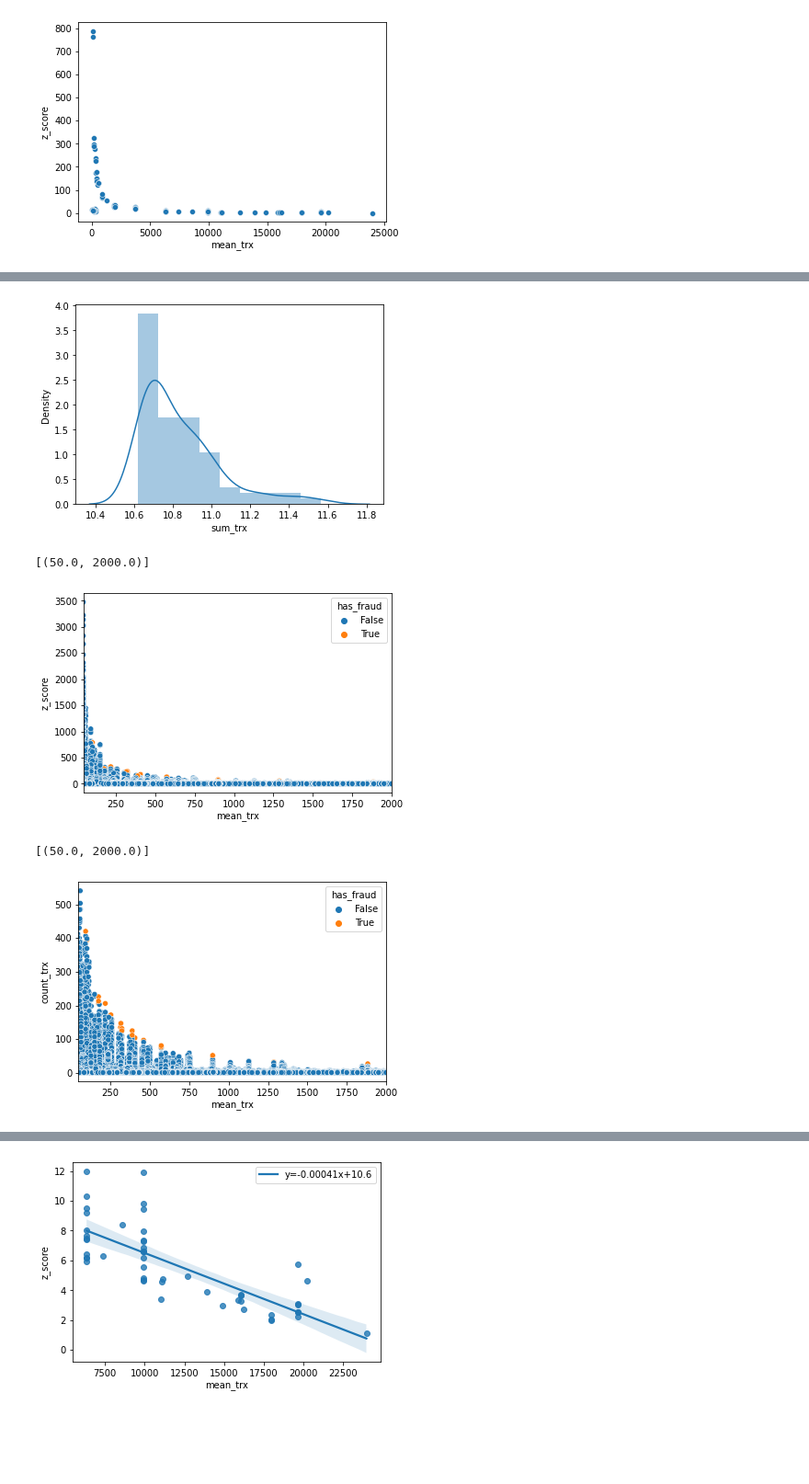
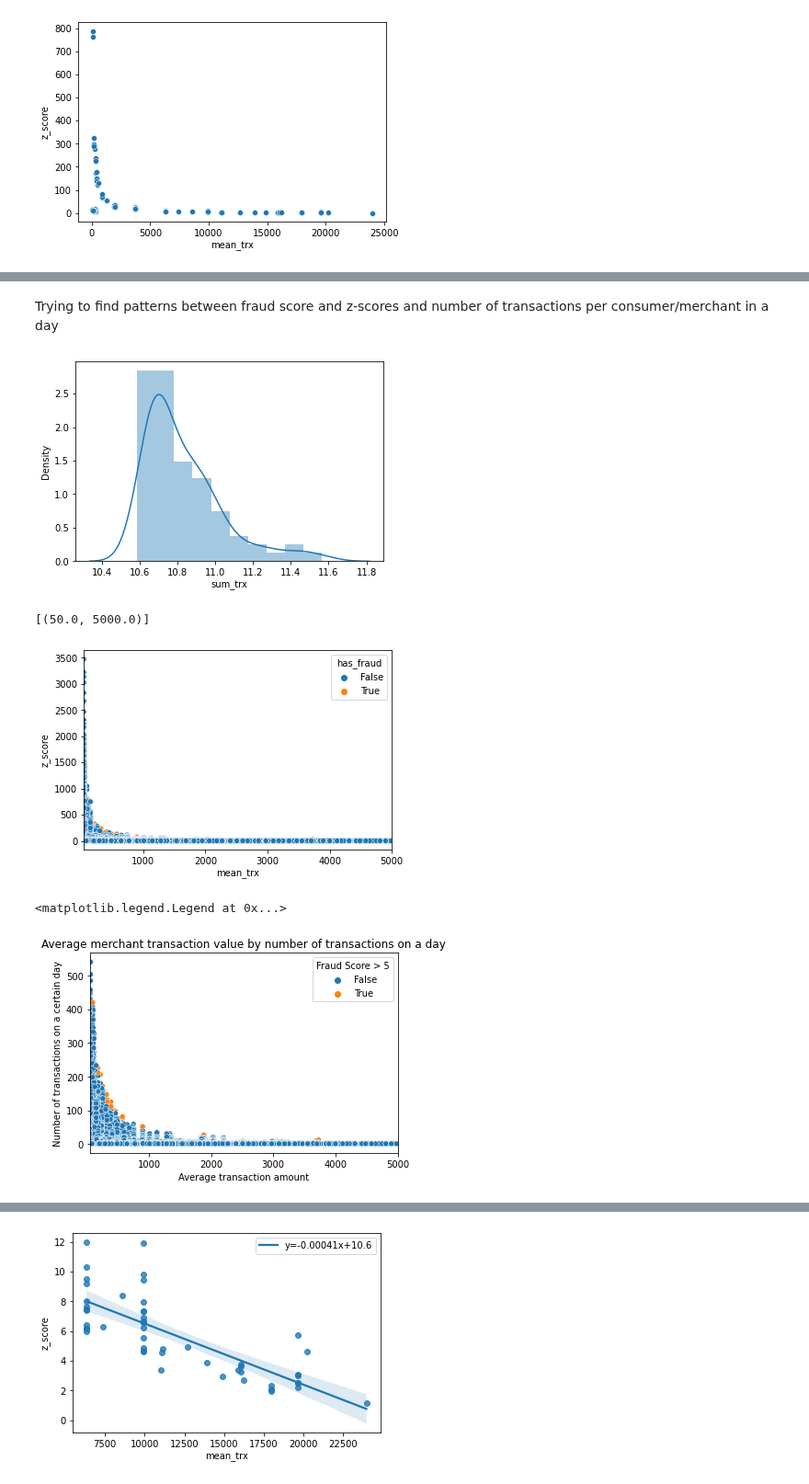
Before and after one commit to MAST30034-Applied-Data-Science/generic-buy-now-pay-later-project-group-11, a Jupyter notebook: notebooks/fraud_analysis.ipynb, the cells around one changed output, grey strips where cells are left out. Shown at 92% size. Cells and saved outputs as stored; diff of their text form; code cells hidden in the pictures; blank space fills up the shorter version.

```diff
--- a/notebooks/fraud_analysis.ipynb
+++ b/notebooks/fraud_analysis.ipynb
@@ -506,10 +456,11 @@ df_grouped = all_trx.groupby(["merchant_abn", "order_datetime", "fraud_merchant_
     F.count("dollar_value").alias("count_trx"))
 df_grouped = df_grouped.join(df_mean_sd, on="merchant_abn")
 df_grouped = df_grouped.withColumn("z_score", get_z(F.col("sum_trx"), F.col("mean_trx"), F.col("stddev_trx")))
-df_grouped = df_grouped.withColumn("multiple", multiple(F.col("sum_trx"), F.col("mean_trx")))
 df_grouped = df_grouped.withColumn("has_fraud", has_fraud(F.col("fraud_merchant_pr")))
 # %%
 df_grouped = df_grouped.where(F.col("order_datetime") < "2022-02-28")
+# %%
+df_grouped = df_grouped.withColumn("average_day_trx", (F.col("sum_trx") / F.col("count_trx")))
 # %%
 pd_grouped = df_grouped.where((F.col("fraud_merchant_pr").isNotNull())).toPandas()
 # %% [output]
@@ -582,17 +545,23 @@ pd_grouped_all = df_grouped.toPandas()
+# %% [markdown]
+Trying to find patterns between fraud score and z-scores and number of transactions per consumer/merchant in a day
 # %%
-b = sns.distplot(np.log(pd_grouped[pd_grouped["sum_trx"] >= 40000]["sum_trx"]))
+b = sns.distplot(np.log(pd_grouped[pd_grouped["sum_trx"] >= 5000]["sum_trx"]))
 # %% [output]
-[figure, old version]
+[figure, new version]
 # %%
 ax_z = sns.scatterplot(x = "mean_trx", y = "z_score", data=pd_grouped_all, hue="has_fraud")
-ax_z.set(xlim=(50, 2000))
+ax_z.set(xlim=(50, 5000))
 # %% [output]
-[(50.0, 2000.0)]
+[(50.0, 5000.0)]
-[figure, old version]
+[figure, new version]
 # %%
 ax_count = sns.scatterplot(x="mean_trx", y="count_trx", data=pd_grouped_all, hue="has_fraud")
-ax_count.set(xlim=(50, 2000))
+ax_count.set(xlim=(50, 5000))
+ax_count.set(title="Average merchant transaction value by number of transactions on a day")
+ax_count.set_xlabel("Average transaction amount")
+ax_count.set_ylabel("Number of transactions on a certain day")
+ax_count.legend(title="Fraud Score > 5")
 # %% [output]
-[(50.0, 2000.0)]
+<matplotlib.legend.Legend at 0x...>
-[figure, old version]
+[figure, new version]
 # %%
```
Also changed, not shown: parts of 51 cells of this notebook, 2 other files.
